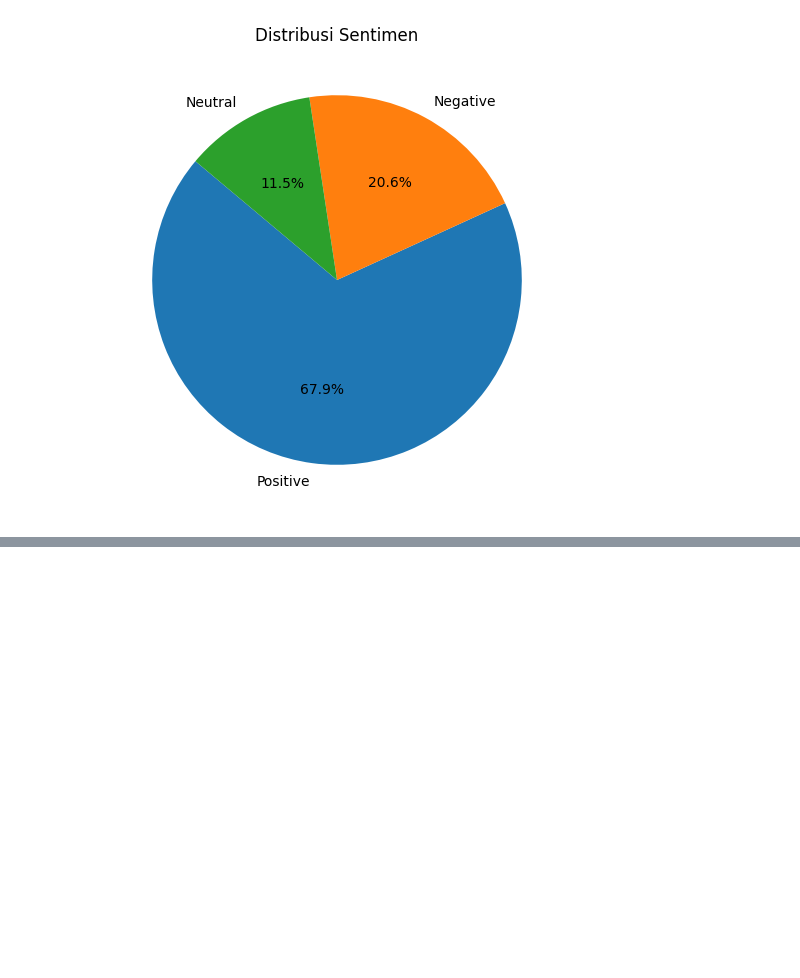
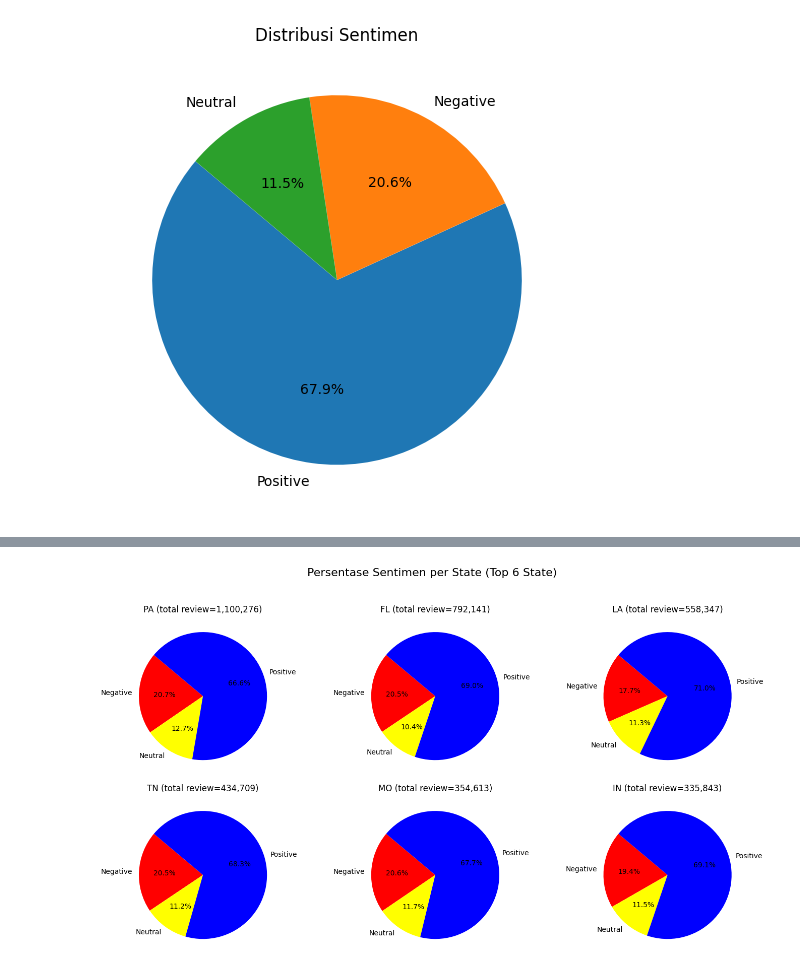
Before and after one commit to Jakij4ki/yelp-sentiment-analysis, a Jupyter notebook: EDA/Percobaan_EDA.ipynb, the cells around one changed output, grey strips where cells are left out. Saved outputs shown, nothing was run; the diff lists cells and outputs as text; code cells hidden in the pictures; blank space fills up the shorter version.

```diff
--- a/EDA/Percobaan_EDA.ipynb
+++ b/EDA/Percobaan_EDA.ipynb
@@ -97,0 +149,45 @@ plt.show()
+# %%
+# Hitung jumlah per state dan sentiment_label
+sentiment_per_state = (
+    df.groupby(["state", "sentiment_label"])
+      .size()
+      .reset_index(name="count")
+)
+
+# Urutkan berdasarkan total review per state
+state_order = (
+    sentiment_per_state.groupby("state")["count"]
+    .sum()
+    .sort_values(ascending=False)
+    .index
+)
+
+# Ambil hanya top 6 state (biar muat di visual)
+top_states = state_order[:6]
+
+# Filter hanya top state
+sentiment_top_states = sentiment_per_state[sentiment_per_state["state"].isin(top_states)]
+
+# Buat 2x3 grid untuk 6 state
+fig, axes = plt.subplots(2, 3, figsize=(14, 8))
+axes = axes.flatten()
+
+colors = {"Positive": "blue", "Neutral": "yellow", "Negative": "red"}
+
+for i, state in enumerate(top_states):
+    state_data = sentiment_top_states[sentiment_top_states["state"] == state]
+    axes[i].pie(
+        state_data["count"],
+        labels=state_data["sentiment_label"],
+        autopct="%1.1f%%",
+        colors=[colors[label] for label in state_data["sentiment_label"]],
+        startangle=140
+    )
+    axes[i].set_title(f"{state} (total review={state_data['count'].sum():,})")
+
+# Rapikan layout
+plt.suptitle("Persentase Sentimen per State (Top 6 State)", fontsize=16)
+plt.tight_layout(rect=[0, 0, 1, 0.95])
+plt.show()
+# %% [output]
+[figure, added]
```
Also changed, not shown: parts of 20 cells of this notebook.
